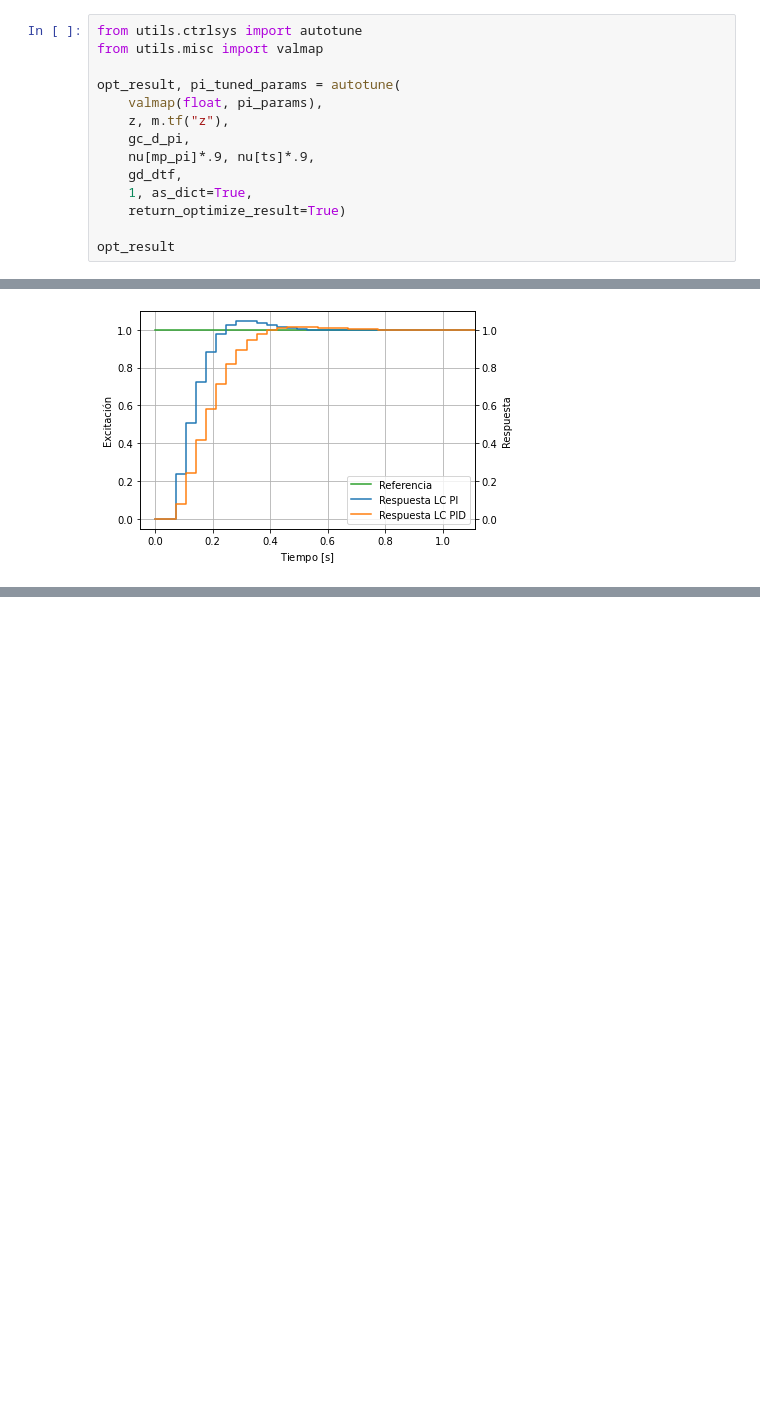
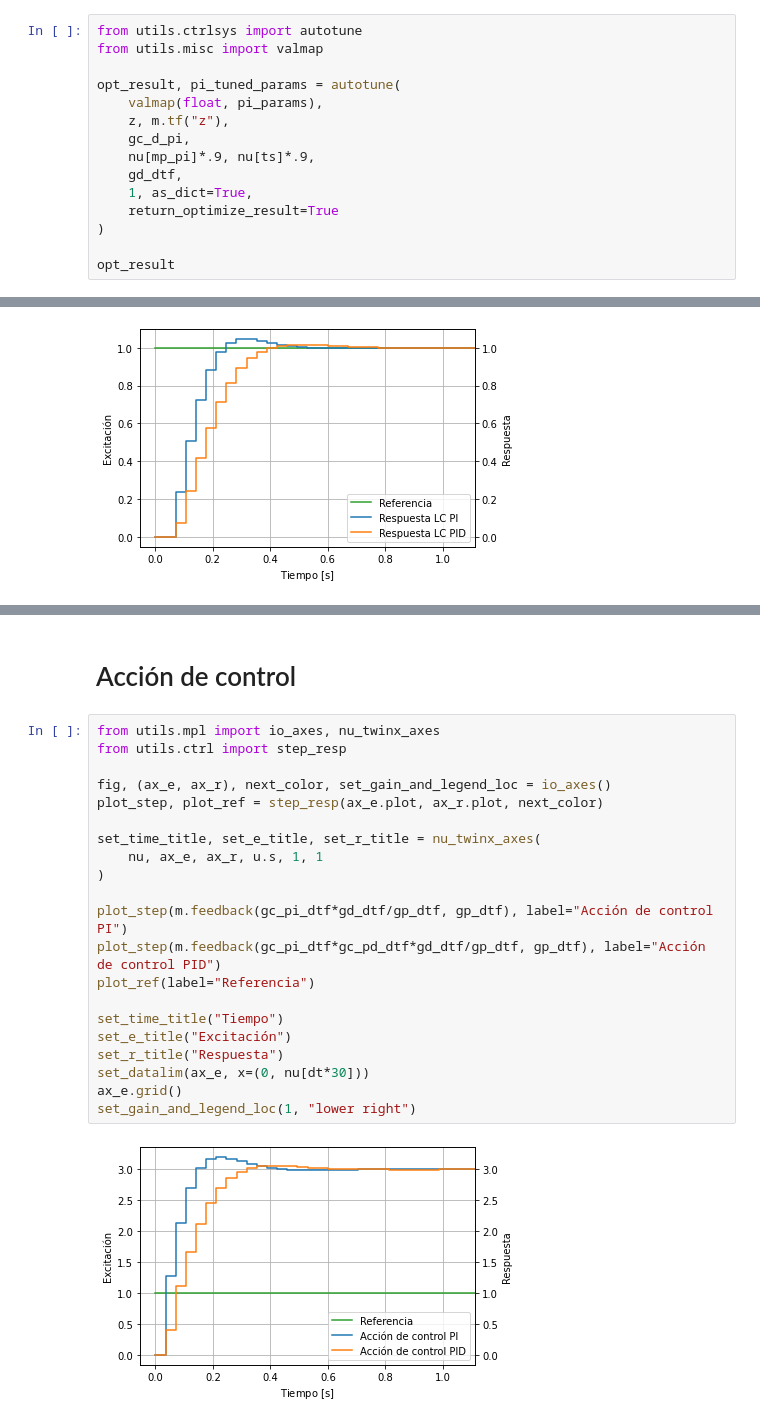
Before and after one commit to fakuivan/facu-control2, a Jupyter notebook: lab5.ipynb, the cells around one changed output, grey strips where cells are left out. Drawn from its saved outputs; the diff is of its cells as text; blank space fills up the shorter version.

```diff
--- a/lab5.ipynb
+++ b/lab5.ipynb
@@ -123,7 +134,8 @@ opt_result, pi_tuned_params = autotune(
     nu[mp_pi]*.9, nu[ts]*.9,
     gd_dtf,
     1, as_dict=True,
-    return_optimize_result=True)
+    return_optimize_result=True
+)
 
 opt_result
 # %% [output]
@@ -271 +298,26 @@ nu_stepinfo(nu, u.s, 1, m.stepinfo(gcl_pi_dtf))
  'SteadyStateValue': 1.00000000000000}
+# %% [markdown]
+# Acción de control
+# %%
+from utils.mpl import io_axes, nu_twinx_axes
+from utils.ctrl import step_resp
+
+fig, (ax_e, ax_r), next_color, set_gain_and_legend_loc = io_axes()
+plot_step, plot_ref = step_resp(ax_e.plot, ax_r.plot, next_color)
+
+set_time_title, set_e_title, set_r_title = nu_twinx_axes(
+    nu, ax_e, ax_r, u.s, 1, 1
+)
+
+plot_step(m.feedback(gc_pi_dtf*gd_dtf/gp_dtf, gp_dtf), label="Acción de control PI")
+plot_step(m.feedback(gc_pi_dtf*gc_pd_dtf*gd_dtf/gp_dtf, gp_dtf), label="Acción de control PID")
+plot_ref(label="Referencia")
+
+set_time_title("Tiempo")
+set_e_title("Excitación")
+set_r_title("Respuesta")
+set_datalim(ax_e, x=(0, nu[dt*30]))
+ax_e.grid()
+set_gain_and_legend_loc(1, "lower right")
+# %% [output]
+[figure, added]
```
Also changed, not shown: parts of 24 cells of this notebook.
